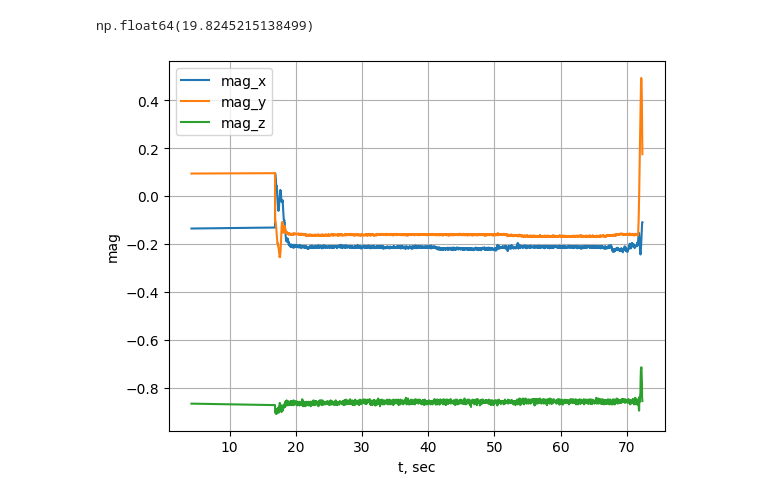
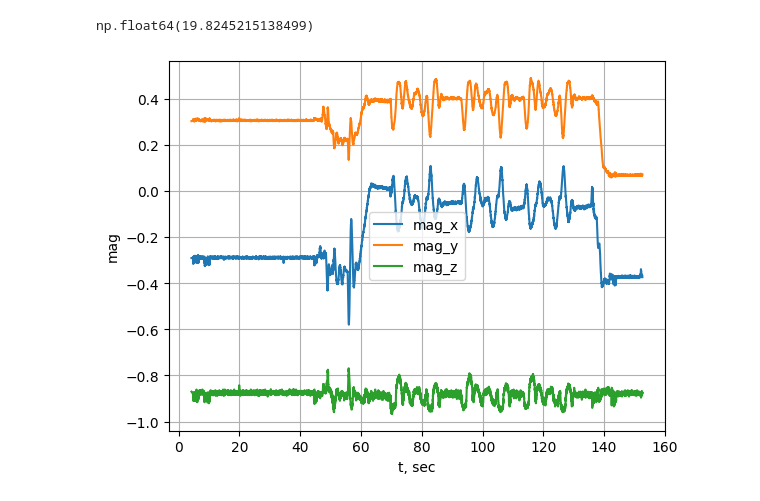
Before and after one commit to akmetko/Cognipilot_PB_tools, a Jupyter notebook: SD_logging_plotting.ipynb, the cells around one changed output. Cells and saved outputs as stored; diff of their text form; code cells hidden in the pictures.

```diff
--- a/SD_logging_plotting.ipynb
+++ b/SD_logging_plotting.ipynb
@@ -148,0 +173,2 @@ Note: you may need to restart the kernel to use updated packages.
+# %%
+data = process_log('data.pb')
@@ -217,14 +256,14 @@ pow
 # %% [output]
 np.float64(19.8245215138499)
 # %%
-plt.plot(data['mag']['t'], data['mag']['mag_x'], label="mag_x")
-plt.plot(data['mag']['t'], data['mag']['mag_y'], label="mag_y")
-plt.plot(data['mag']['t'], data['mag']['mag_z'], label="mag_z")
+plt.plot(data['mag']['t'], data['mag']['x'], label="mag_x")
+plt.plot(data['mag']['t'], data['mag']['y'], label="mag_y")
+plt.plot(data['mag']['t'], data['mag']['z'], label="mag_z")
 plt.legend()
 plt.xlabel('t, sec')
 plt.ylabel(r'mag')
 plt.grid()
 # %% [output]
-[figure, old version]
+[figure, new version]
 # %%
 dt = 1.0/8000
```
Also changed, not shown: parts of 21 cells of this notebook.
